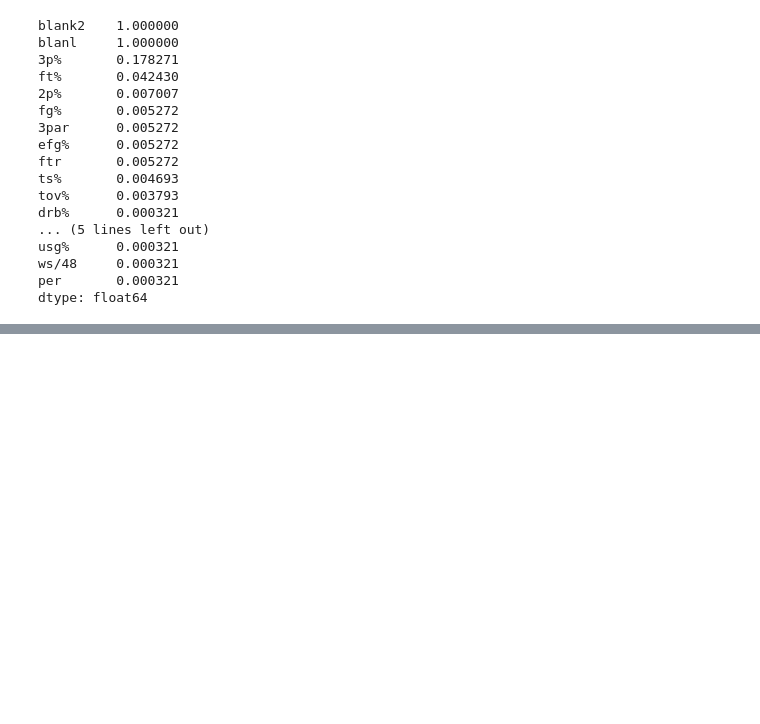
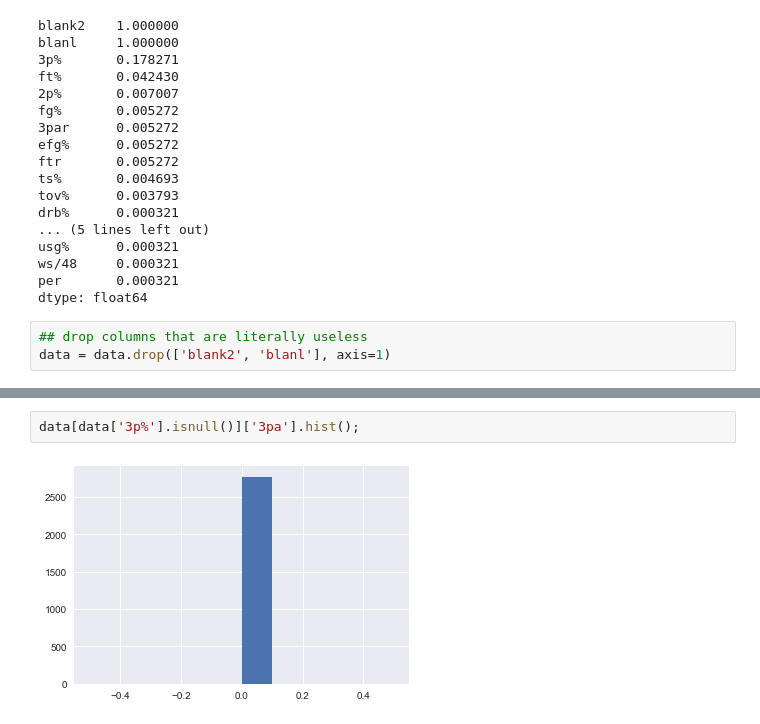
Before and after one commit to jquella/DSI_capstone, a Jupyter notebook: eda_v1.ipynb, the cells around one changed output, grey strips where cells are left out. Cells and saved outputs as stored; diff of their text form; blank space fills up the shorter version.

```diff
--- a/eda_v1.ipynb
+++ b/eda_v1.ipynb
@@ -237,3 +237,6 @@ usg%      0.000321
 ws/48     0.000321
 per       0.000321
 dtype: float64
+# %%
+## drop columns that are literally useless
+data = data.drop(['blank2', 'blanl'], axis=1)
@@ -239,0 +263,4 @@ dtype: float64
+# %%
+data[data['3p%'].isnull()]['3pa'].hist();
+# %% [output]
+[figure, added]
```
Also changed, not shown: parts of 80 cells of this notebook, 4 other files.
